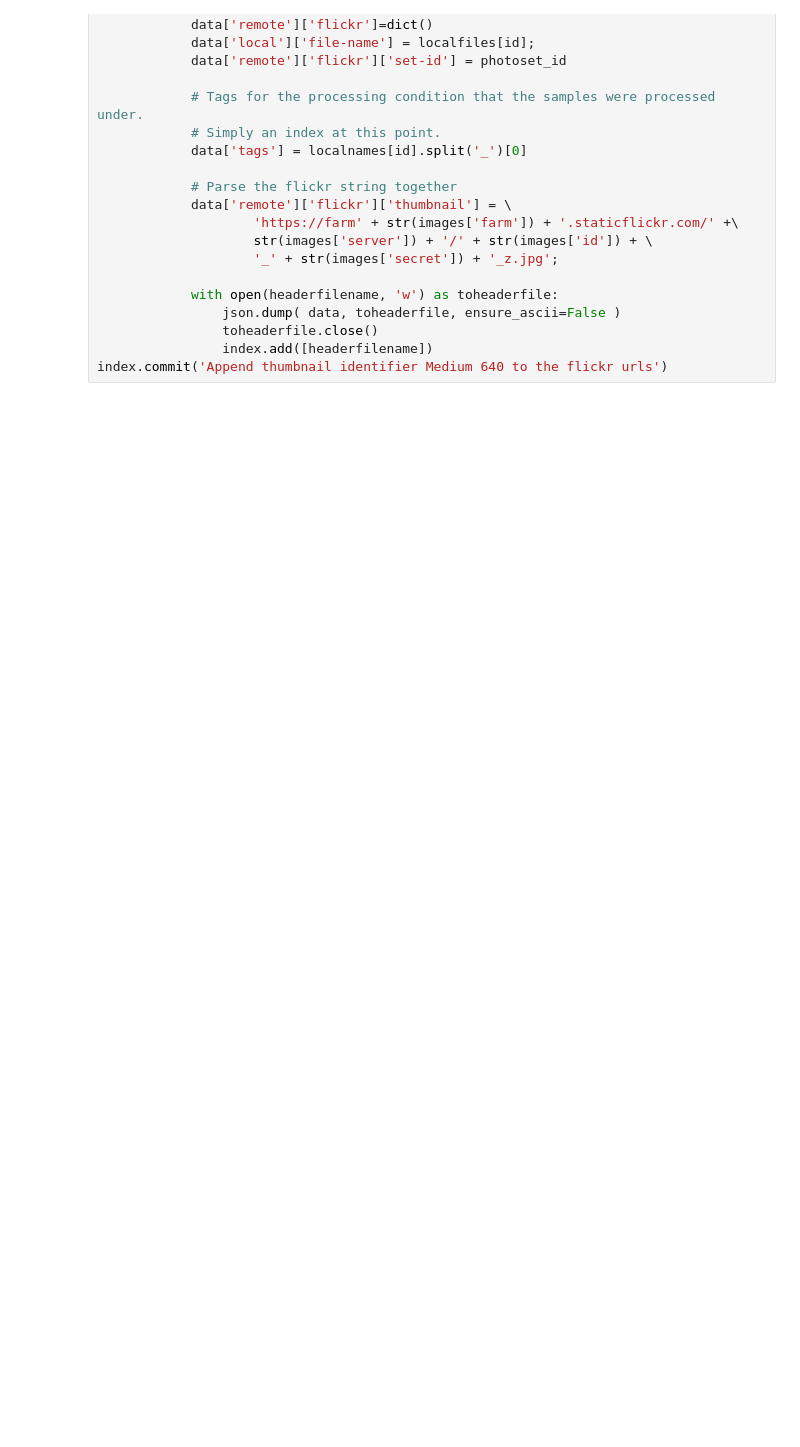
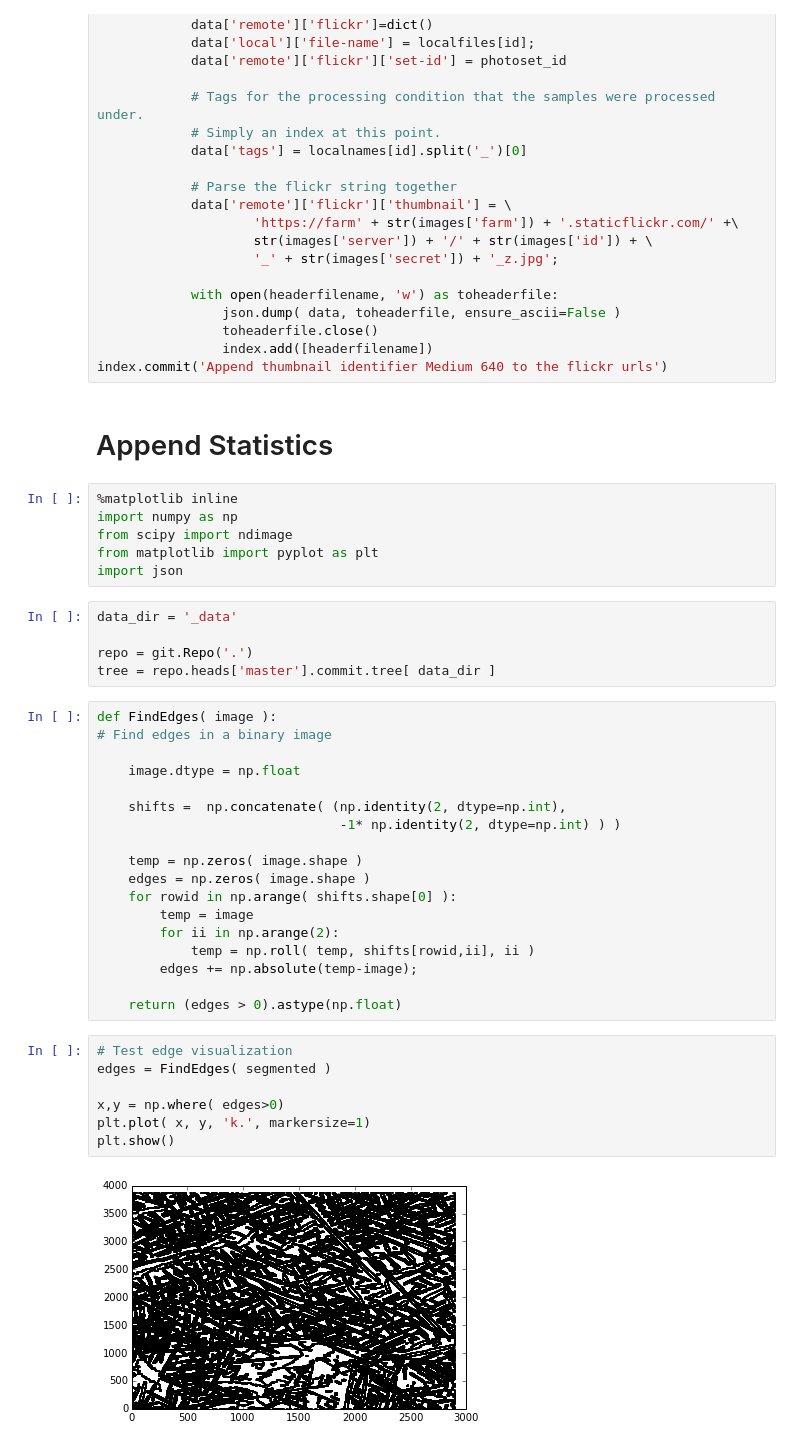
Before and after one commit to Materials-Informatics-Lab/data-pages-demo, a Jupyter notebook: Saving-Data-Files-JSON-header-to-Github.ipynb, the cells around one changed output. Drawn from its saved outputs; the diff is of its cells as text; blank space fills up the shorter version.

```diff
--- a/Saving-Data-Files-JSON-header-to-Github.ipynb
+++ b/Saving-Data-Files-JSON-header-to-Github.ipynb
@@ -133,3 +133,43 @@ for ii,images in enumerate(files_in_set['photoset']['photo']): # Loop over flick
                 toheaderfile.close()
                 index.add([headerfilename])
 index.commit('Append thumbnail identifier Medium 640 to the flickr urls')
+# %% [markdown]
+# Append Statistics
+# %%
+%matplotlib inline
+import numpy as np
+from scipy import ndimage
+from matplotlib import pyplot as plt
+import json
+# %%
+data_dir = '_data'
+
+repo = git.Repo('.')
+tree = repo.heads['master'].commit.tree[ data_dir ]
+# %%
+def FindEdges( image ):
+# Find edges in a binary image
+
+    image.dtype = np.float
+
+    shifts =  np.concatenate( (np.identity(2, dtype=np.int),
+                               -1* np.identity(2, dtype=np.int) ) )
+
+    temp = np.zeros( image.shape )
+    edges = np.zeros( image.shape )
+    for rowid in np.arange( shifts.shape[0] ):
+        temp = image
+        for ii in np.arange(2):
+            temp = np.roll( temp, shifts[rowid,ii], ii )
+        edges += np.absolute(temp-image);
+
+    return (edges > 0).astype(np.float)
+# %%
+# Test edge visualization
+edges = FindEdges( segmented )
+
+x,y = np.where( edges>0)
+plt.plot( x, y, 'k.', markersize=1)
+plt.show()
+# %% [output]
+[figure, added]
```
Also changed, not shown: parts of 4 cells of this notebook.
